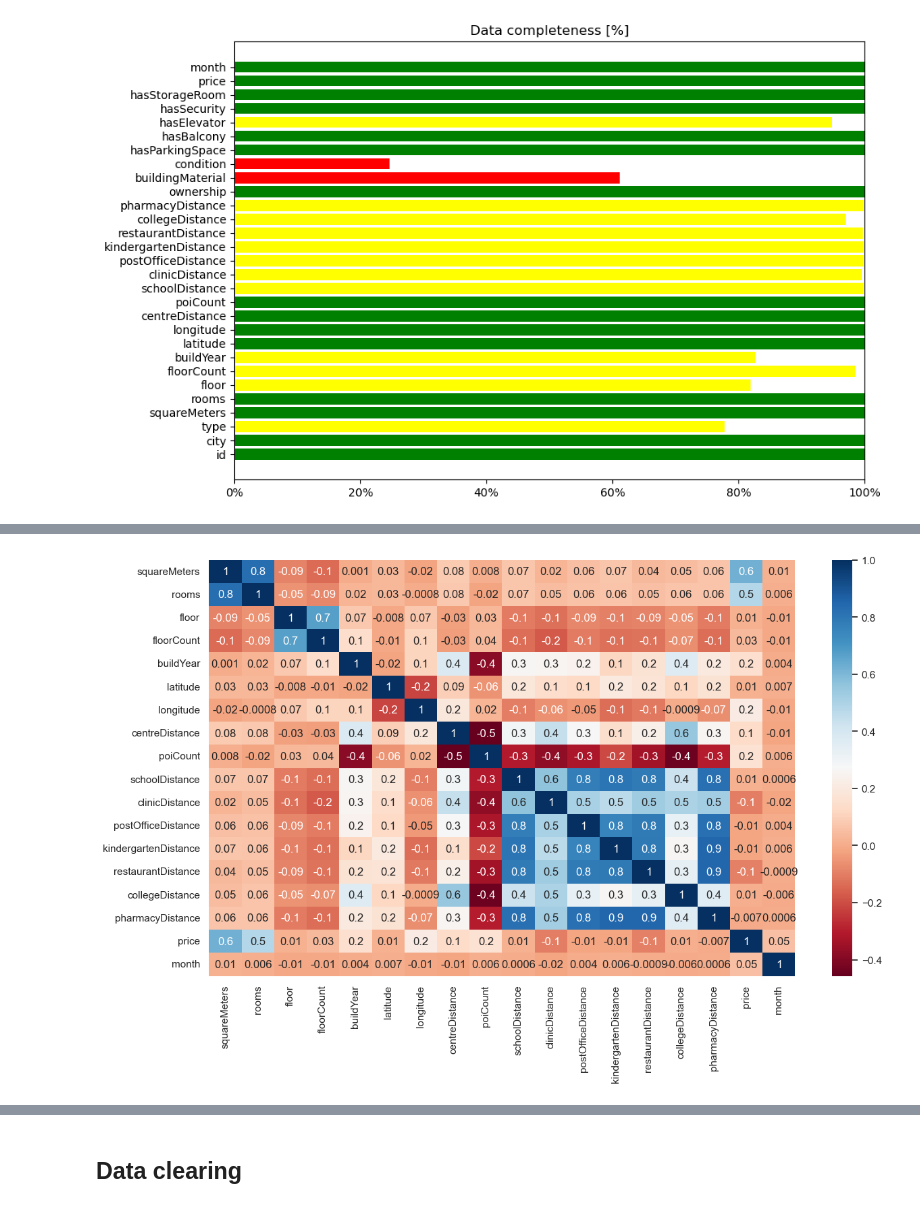
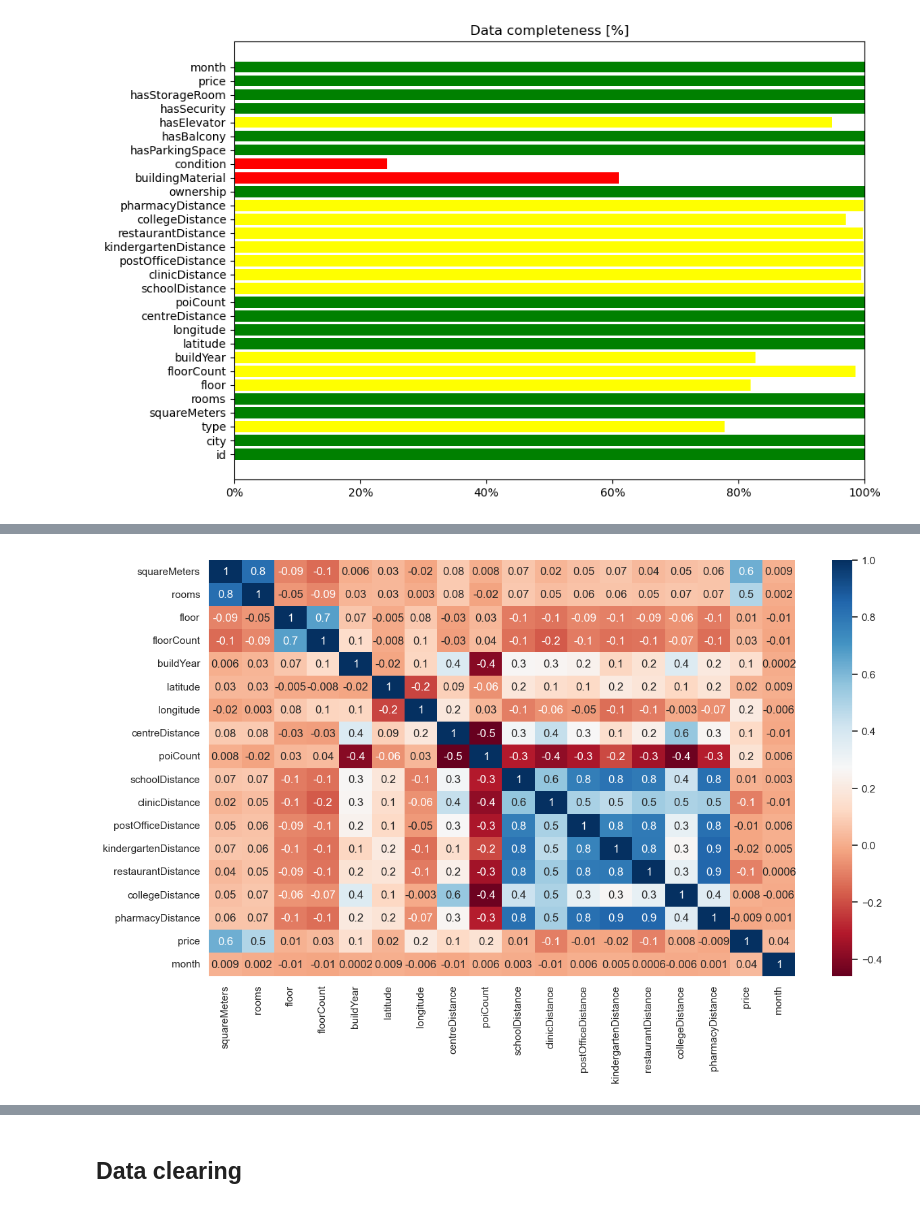
Before and after one commit to DamianSystem/Prediction-of-apartment-prices-in-selected-towns-in-Poland---project, a Jupyter notebook: Projekt Mieszkanie.ipynb, the cells around one changed output, grey strips where cells are left out. Drawn from its saved outputs; the diff is of its cells as text; code cells hidden in the pictures.

```diff
--- a/Projekt Mieszkanie.ipynb
+++ b/Projekt Mieszkanie.ipynb
@@ -99,4 +101,5 @@ df_2023_11.head()
 # %%
-frames = [df_2023_08 ,df_2023_09, df_2023_10, df_2023_11]
-df = pd.concat(frames)
+frames = [df_2023_08 ,df_2023_09, df_2023_10]
+df_train = pd.concat(frames)
+df_test = df_2023_11
 # %%
@@ -261,14 +264,14 @@ plt.show()
 # %%
 import seaborn as sns
 import matplotlib.pyplot as plt
-def my_correlation_analysis(df):
+def my_correlation_analysis(df_train):
     plt.figure(figsize=(14,8))
     sns.set_theme(style="white")
-    corr = df.corr()
+    corr = df_train.corr()
     heatmap = sns.heatmap(corr, annot=True, cmap="RdBu", fmt='.1g')
     return
 # %%
-my_correlation_analysis(df)
+my_correlation_analysis(df_train)
 # %% [output]
-[figure, old version]
+[figure, new version]
 # %%
```
Also changed, not shown: parts of 47 cells of this notebook.
